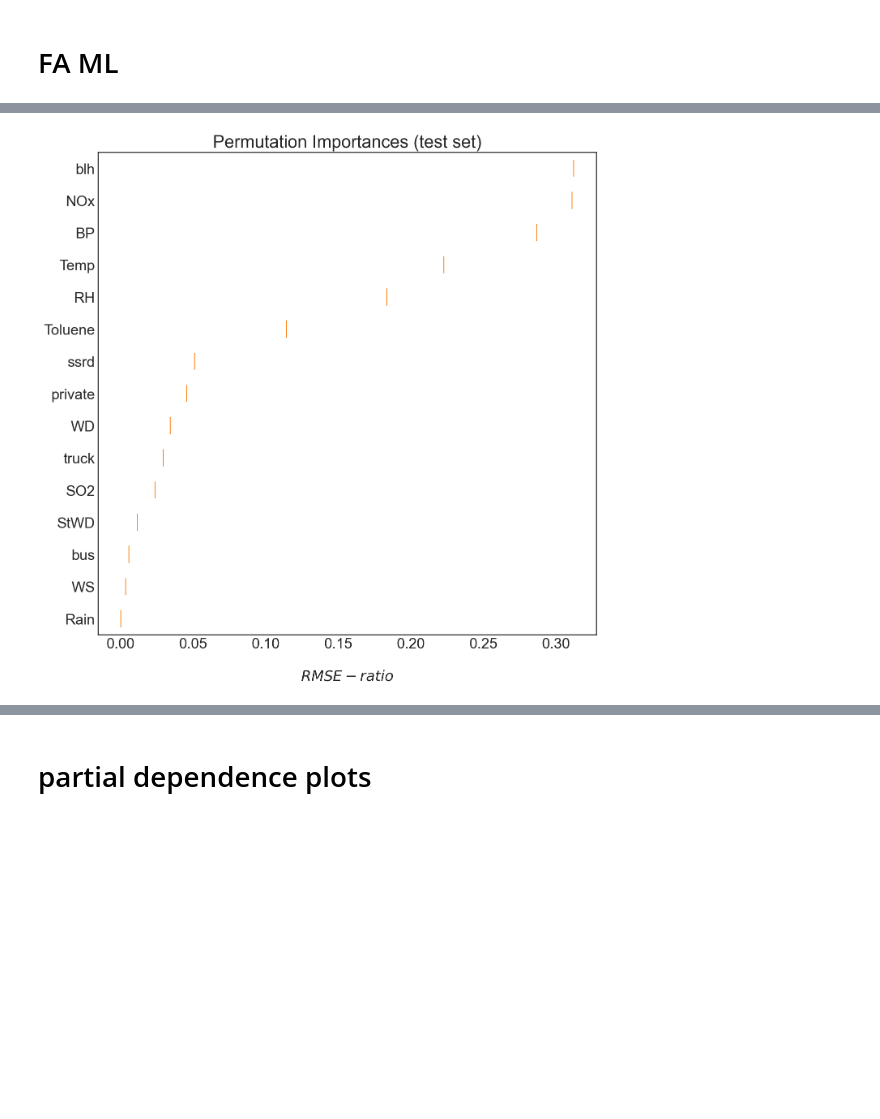
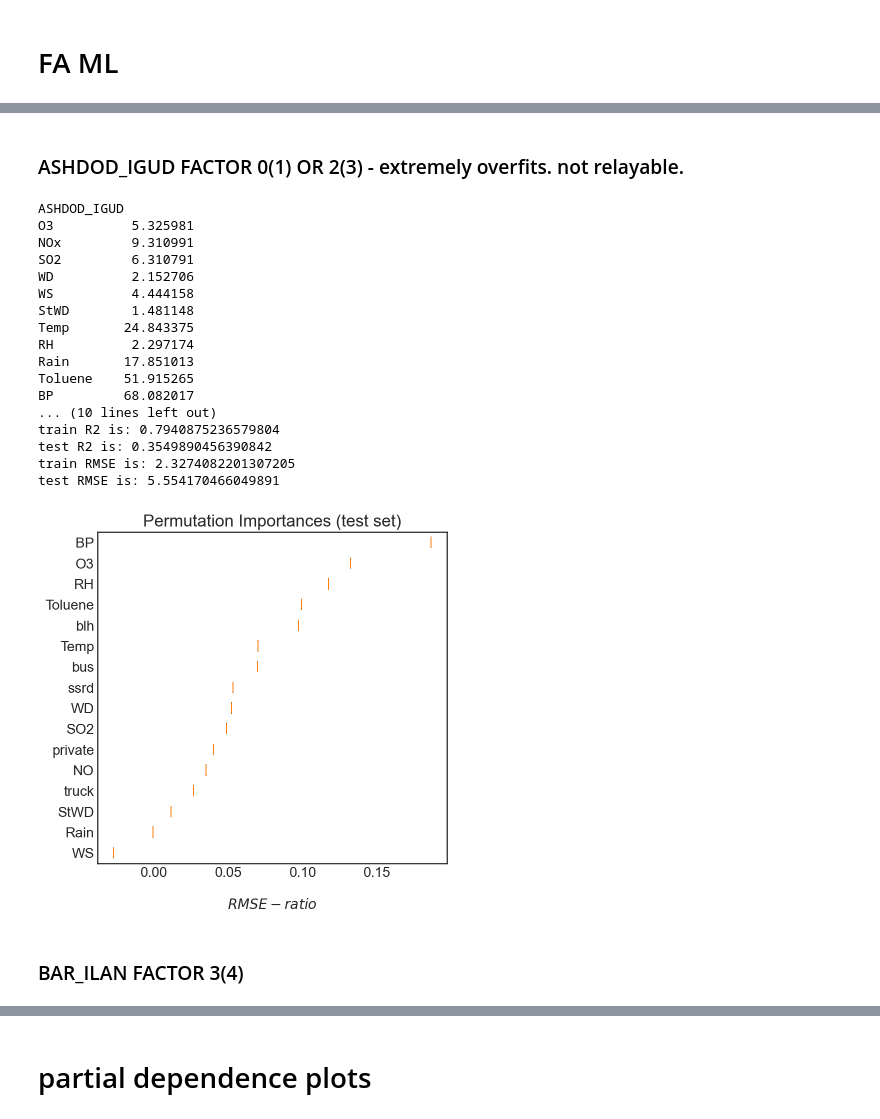
Before and after one commit to iditbela2/Broday_notebooks, a Jupyter notebook: FA_RP.ipynb, the cells around one changed output, grey strips where cells are left out. Drawn from its saved outputs; the diff is of its cells as text; code cells hidden in the pictures; blank space fills up the shorter version.

Commit message:
permutation_importance for proposal

```diff
--- a/FA_RP.ipynb
+++ b/FA_RP.ipynb
@@ -906,7 +932,7 @@ def plot_polar(x,y,z,vmin,vmax):
 st = 'ASHDOD_IGUD'
 # st = 'ASHKELON_SOUTH'
 # st = 'BAR_ILAN'
-factor = 2
+factor = 1
 # %%
 x = df_WD[st].values*2*np.pi/360
 y = df_WS[st].values
@@ -1240,0 +1362,7 @@ spearman_results
+# %%
+n_repeats = 10
+plt.rcParams.update({'font.size': 14})
+featureNames = np.array(temp_df.columns)
+to_save = False
+score = 'neg_root_mean_squared_error' #'r2' #'neg_root_mean_squared_error'
+get_permutation_plot(featureNames, model, X_test, y_test, n_repeats, score, test_rmse, to_save)
@@ -1241,8 +1391,64 @@ spearman_results
+# %% [markdown]
+### ASHDOD_IGUD FACTOR 0(1) OR 2(3) - extremely overfits. not relayable.
+# %%
+factor = 0
+
+remove_nan = True
+seed = 0
+test_size = 0.2
+
+st = 'ASHDOD_IGUD'
+
+print(st)
+temp_df, featureNames = get_sub_df(data_df,times_df, st, CHOSEN_VARS, idx_to_drop)
+X,Y = get_vars_for_xgboost(temp_df,Z,factor,st,remove_nan)
+print(np.sum([Y<0]))
+
+X_train, X_test, y_train, y_test = train_test_split(np.squeeze(X), Y, test_size=test_size, random_state=seed)
+
+# it stops after 100 iterations because this is the default number...
+model = XGBRegressor(importance_type = 'gain', num_parallel_tree=20, n_estimators=100, max_depth=4,reg_alpha=3.6,reg_lambda = 4.6, learning_rate = 0.3) # try hist and gpu_hist in tree_method
+# model = XGBRegressor() #learning_rate = 0.29) # try hist and gpu_hist in tree_method
+model.fit(X_train, y_train) #, early_stopping_rounds=10)
+
+y_pred = model.predict(X_test)
+y_pred_train = model.predict(X_train)
+
+R2 = r2_score(y_train, y_pred_train)
+print( 'train R2 is: ' + str(R2))
+
+R2 = r2_score(y_test, y_pred)
+print( 'test R2 is: ' + str(R2))
+
+train_rmse = np.sqrt(mean_squared_error(y_train, y_pred_train))
+print( 'train RMSE is: ' + str(train_rmse))
+
+test_rmse = np.sqrt(mean_squared_error(y_test, y_pred))
+print( 'test RMSE is: ' + str(test_rmse))
+# %% [output]
+ASHDOD_IGUD
+O3          5.325981
+NOx         9.310991
+SO2         6.310791
+WD          2.152706
+WS          4.444158
+StWD        1.481148
+Temp       24.843375
+RH          2.297174
+Rain       17.851013
+Toluene    51.915265
+BP         68.082017
+... (10 lines left out)
+train R2 is: 0.7940875236579804
+test R2 is: 0.3549890456390842
+train RMSE is: 2.3274082201307205
+test RMSE is: 5.554170466049891
 # %%
 n_repeats = 1
+plt.rcParams.update({'font.size': 14})
 featureNames = np.array(temp_df.columns)
 to_save = False
 score = 'neg_root_mean_squared_error' #'r2' #'neg_root_mean_squared_error'
 get_permutation_plot(featureNames, model, X_test, y_test, n_repeats, score, test_rmse, to_save)
 # %% [output]
-[figure, old version]
+[figure, new version]
@@ -1250,0 +1455,2 @@ get_permutation_plot(featureNames, model, X_test, y_test, n_repeats, score, test
+# %% [markdown]
+### BAR_ILAN FACTOR 3(4)
```
Also changed, not shown: parts of 32 cells of this notebook.
